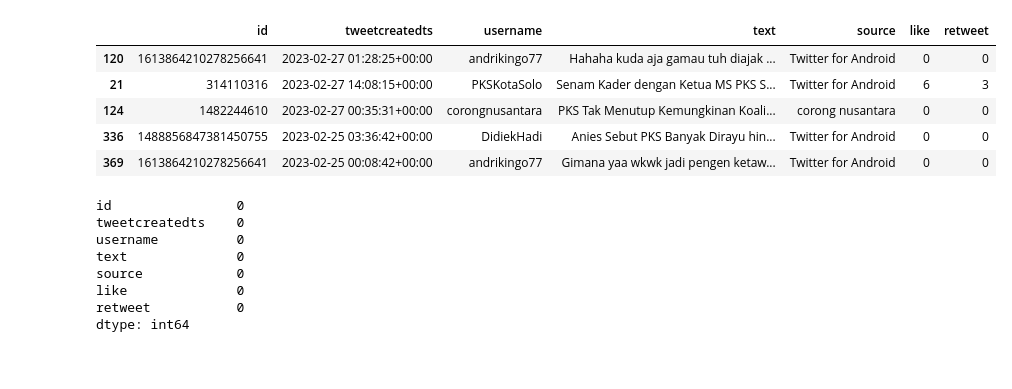
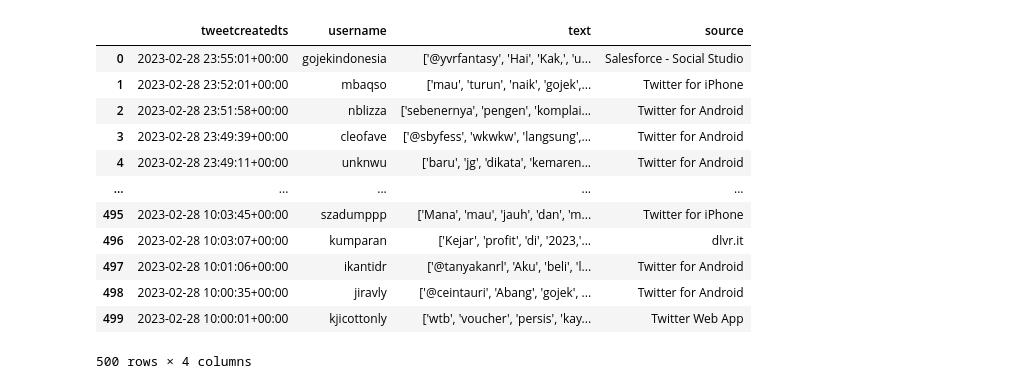
Before and after one commit to FaddliLWibowo/Twitter-Sentiment-Analysis-with-Streamlit, a Jupyter notebook: Notebook/Data_Collection_From_Twitter_For_Sentiment_Analysis.ipynb, the cells around one changed output. Saved outputs shown, nothing was run; the diff lists cells and outputs as text; code cells hidden in the pictures; blank space fills up the shorter version.

Commit message:
Update Preprocessing Data

```diff
--- a/Notebook/Data_Collection_From_Twitter_For_Sentiment_Analysis.ipynb
+++ b/Notebook/Data_Collection_From_Twitter_For_Sentiment_Analysis.ipynb
@@ -111,24 +133,20 @@ scraptweets(search_words, date_since, date_until, numTweets)
 # %%
 data = pd.read_csv('Data-hasil-crawling.csv')
-data.sample(n=5)
+data
 # %% [output]
-|  | id | tweetcreatedts | username | text | source | like | retweet |
-| 120 | 1613864210278256641 | 2023-02-27 01:28:25+00:00 | andrikingo77 | Hahaha kuda aja gamau tuh diajak ... | Twitter for Android | 0 | 0 |
-| 21 | 314110316 | 2023-02-27 14:08:15+00:00 | PKSKotaSolo | Senam Kader dengan Ketua MS PKS S... | Twitter for Android | 6 | 3 |
-| 124 | 1482244610 | 2023-02-27 00:35:31+00:00 | corongnusantara | PKS Tak Menutup Kemungkinan Koali... | corong nusantara | 0 | 0 |
-| 336 | 1488856847381450755 | 2023-02-25 03:36:42+00:00 | DidiekHadi | Anies Sebut PKS Banyak Dirayu hin... | Twitter for Android | 0 | 0 |
-| 369 | 1613864210278256641 | 2023-02-25 00:08:42+00:00 | andrikingo77 | Gimana yaa wkwk jadi pengen ketaw... | Twitter for Android | 0 | 0 |
+|  | tweetcreatedts | username | text | source |
+| 0 | 2023-02-28 23:55:01+00:00 | gojekindonesia | ['@yvrfantasy', 'Hai', 'Kak,', 'u... | Salesforce - Social Studio |
+| 1 | 2023-02-28 23:52:01+00:00 | mbaqso | ['mau', 'turun', 'naik', 'gojek',... | Twitter for iPhone |
+| 2 | 2023-02-28 23:51:58+00:00 | nblizza | ['sebenernya', 'pengen', 'komplai... | Twitter for Android |
+| 3 | 2023-02-28 23:49:39+00:00 | cleofave | ['@sbyfess', 'wkwkw', 'langsung',... | Twitter for Android |
+| 4 | 2023-02-28 23:49:11+00:00 | unknwu | ['baru', 'jg', 'dikata', 'kemaren... | Twitter for Android |
+| ... | ... | ... | ... | ... |
+| 495 | 2023-02-28 10:03:45+00:00 | szadumppp | ['Mana', 'mau', 'jauh', 'dan', 'm... | Twitter for iPhone |
+| 496 | 2023-02-28 10:03:07+00:00 | kumparan | ['Kejar', 'profit', 'di', '2023,'... | dlvr.it |
+| 497 | 2023-02-28 10:01:06+00:00 | ikantidr | ['@tanyakanrl', 'Aku', 'beli', 'l... | Twitter for Android |
+| 498 | 2023-02-28 10:00:35+00:00 | jiravly | ['@ceintauri', 'Abang', 'gojek', ... | Twitter for Android |
+| 499 | 2023-02-28 10:00:01+00:00 | kjicottonly | ['wtb', 'voucher', 'persis', 'kay... | Twitter Web App |
+500 rows × 4 columns
-# %%
-data.isnull().sum()
-# %% [output]
-id                0
-tweetcreatedts    0
-username          0
-text              0
-source            0
-like              0
-retweet           0
-dtype: int64
 # %%
 #Mengganti format tanggal
 tanggal = pd.to_datetime(data['tweetcreatedts'])
```
Also changed, not shown: parts of 25 cells of this notebook, 3 other files.
